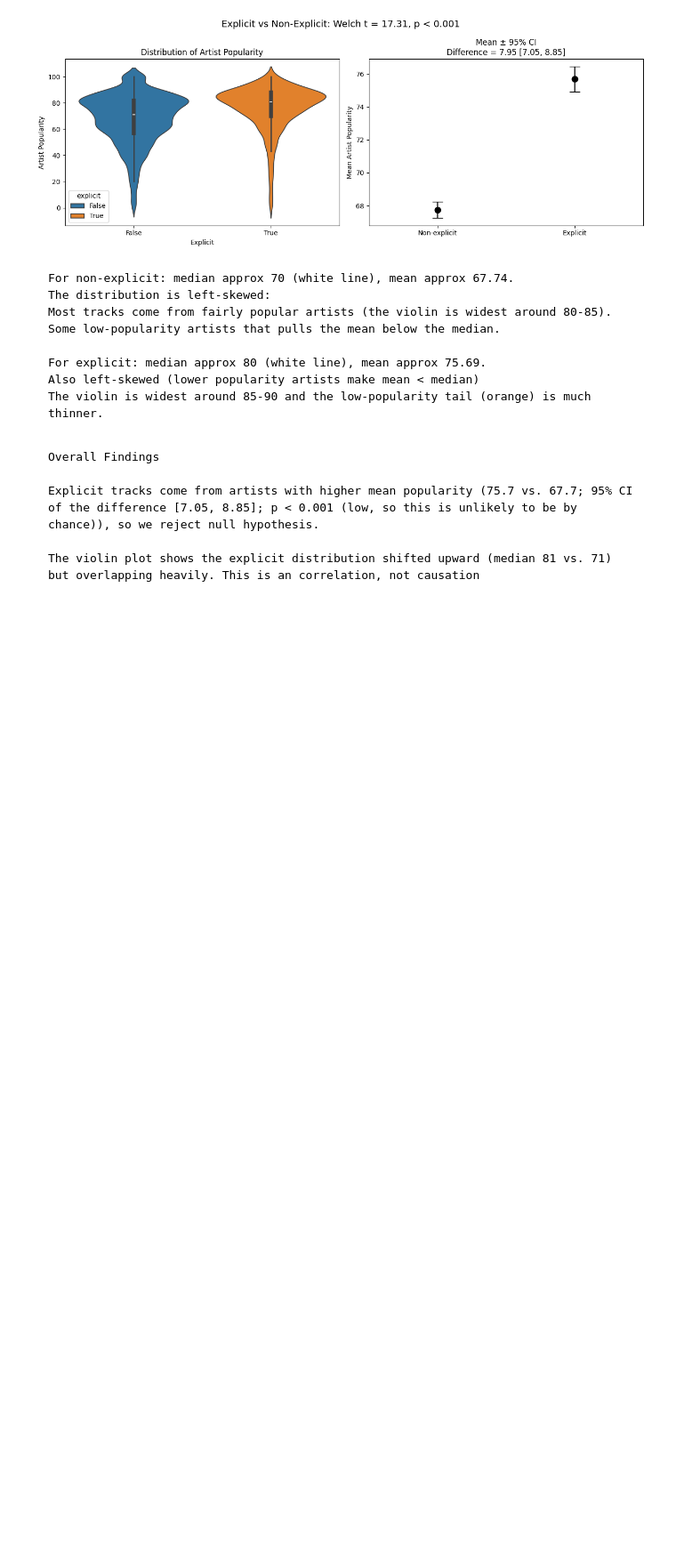
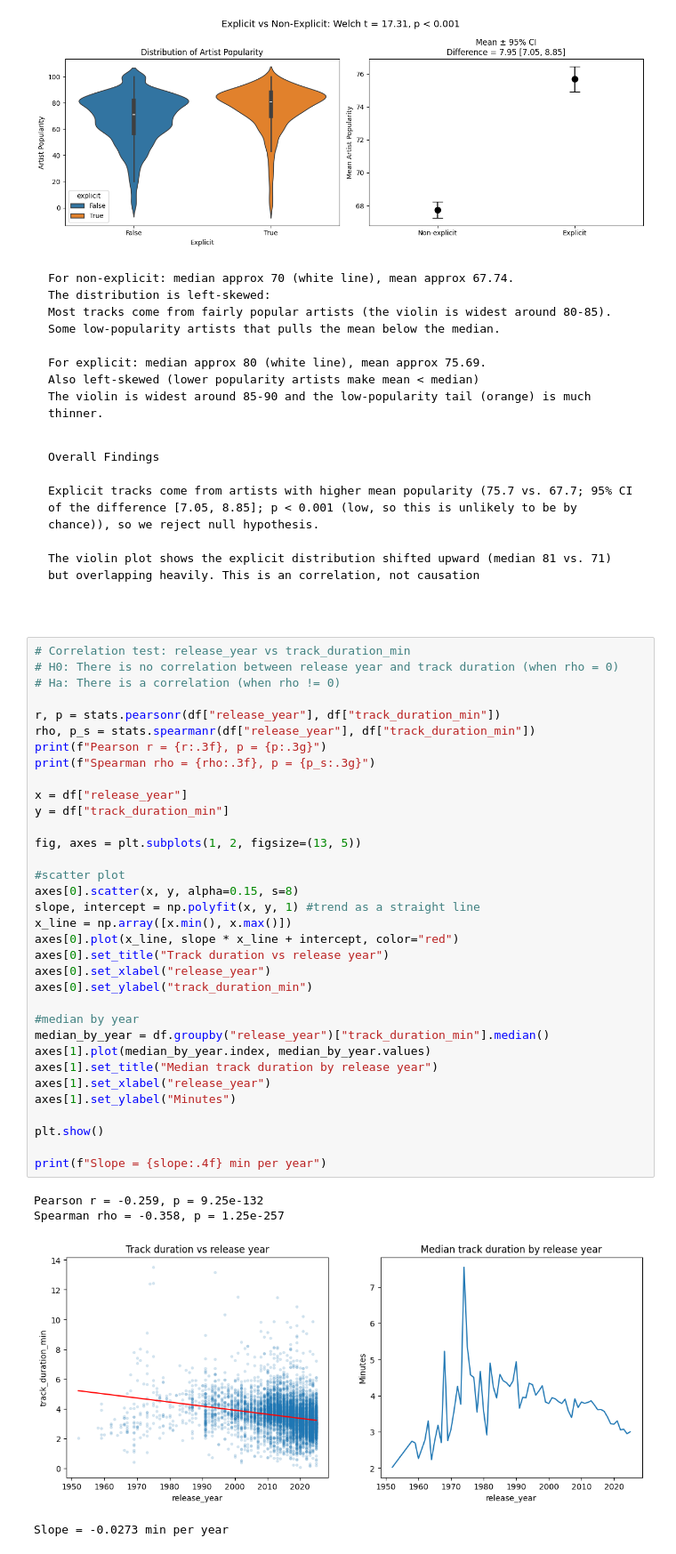
Before and after one commit to sarcazm1/CMSC320FinalProjectSpotify, a Jupyter notebook: Copy_of_CMSC320_Checkpoint2_Spotify.ipynb, the cells around one changed output. Shown at 89% size. Cells and saved outputs as stored; diff of their text form; blank space fills up the shorter version.

Commit message:
Added correlation test between release year and track duration

````diff
--- a/Copy_of_CMSC320_Checkpoint2_Spotify.ipynb
+++ b/Copy_of_CMSC320_Checkpoint2_Spotify.ipynb
@@ -214,3 +221,42 @@ The violin plot shows the explicit distribution shifted upward (median 81 vs. 71
 
 
 ```
+# %%
+# Correlation test: release_year vs track_duration_min
+# H0: There is no correlation between release year and track duration (when rho = 0)
+# Ha: There is a correlation (when rho != 0)
+
+r, p = stats.pearsonr(df["release_year"], df["track_duration_min"])
+rho, p_s = stats.spearmanr(df["release_year"], df["track_duration_min"])
+print(f"Pearson r = {r:.3f}, p = {p:.3g}")
+print(f"Spearman rho = {rho:.3f}, p = {p_s:.3g}")
+
+x = df["release_year"]
+y = df["track_duration_min"]
+
+fig, axes = plt.subplots(1, 2, figsize=(13, 5))
+
+#scatter plot
+axes[0].scatter(x, y, alpha=0.15, s=8)
+slope, intercept = np.polyfit(x, y, 1) #trend as a straight line
+x_line = np.array([x.min(), x.max()])
+axes[0].plot(x_line, slope * x_line + intercept, color="red")
+axes[0].set_title("Track duration vs release year")
+axes[0].set_xlabel("release_year")
+axes[0].set_ylabel("track_duration_min")
+
+#median by year
+median_by_year = df.groupby("release_year")["track_duration_min"].median()
+axes[1].plot(median_by_year.index, median_by_year.values)
+axes[1].set_title("Median track duration by release year")
+axes[1].set_xlabel("release_year")
+axes[1].set_ylabel("Minutes")
+
+plt.show()
+
+print(f"Slope = {slope:.4f} min per year")
+# %% [output]
+Pearson r = -0.259, p = 9.25e-132
+Spearman rho = -0.358, p = 1.25e-257
+[figure, added]
+Slope = -0.0273 min per year
````
Also changed, not shown: parts of 3 cells of this notebook.
